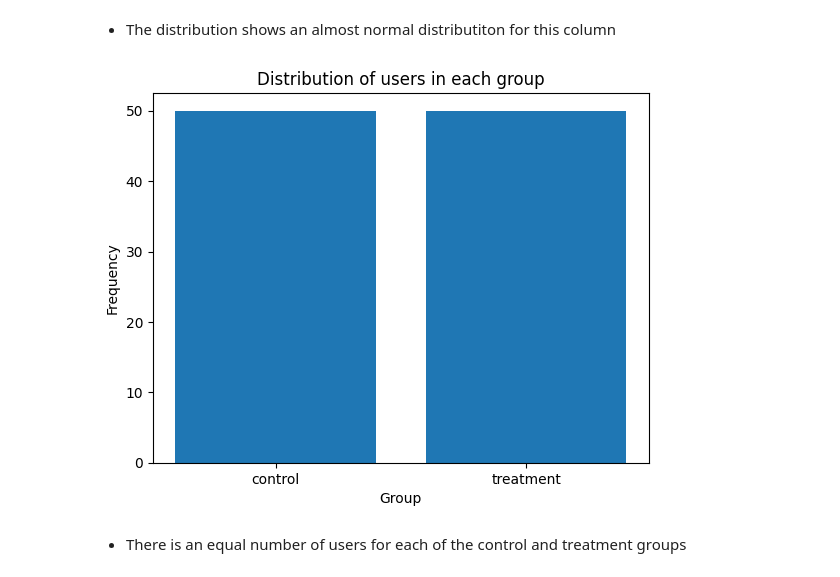
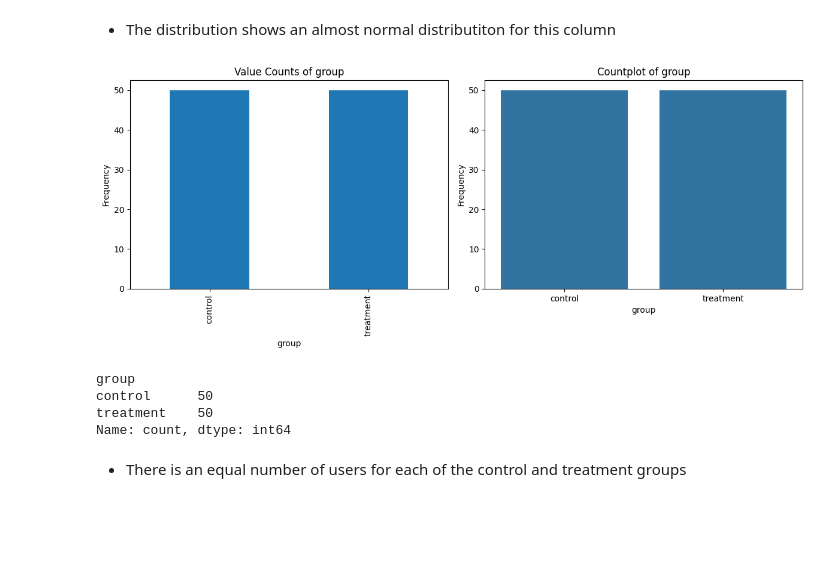
Before and after one commit to akatjizeu/Data-Science, a Jupyter notebook: deakin-bridging/business-stats/ENews_Express_Learner_Notebook_Full_Code.ipynb, the cells around one changed output. Drawn from its saved outputs; the diff is of its cells as text; code cells hidden in the pictures; blank space fills up the shorter version.

```diff
--- a/deakin-bridging/business-stats/ENews_Express_Learner_Notebook_Full_Code.ipynb
+++ b/deakin-bridging/business-stats/ENews_Express_Learner_Notebook_Full_Code.ipynb
@@ -198,2 +222,29 @@ np.int64(0)
+# %%
+def categorical_analysis(data, column_name):
+    """
+    Displays value counts and a countplot for a given categorical variable side by side.
+
+    Args:
+        data: pandas DataFrame
+        column_name: name of the categorical column to analyze
+    """
+    fig, axes = plt.subplots(1, 2, figsize=(12, 5))
+
+    # Value counts
+    data[column_name].value_counts().plot(kind='bar', ax=axes[0])
+    axes[0].set_title(f'Value Counts of {column_name}')
+    axes[0].set_xlabel(column_name)
+    axes[0].set_ylabel('Frequency')
+
+    # Countplot
+    sns.countplot(x=column_name, data=data, ax=axes[1])
+    axes[1].set_title(f'Countplot of {column_name}')
+    axes[1].set_xlabel(column_name)
+    axes[1].set_ylabel('Frequency')
+
+    plt.tight_layout()
+    plt.show()
+
+    print(data[column_name].value_counts())
 # %%
 #Univariate analysis for time_spent_on_the_page using a distribution graph
@@ -206,12 +254,12 @@ plt.title('Distribution of time spent on the page by users');
 # %% [markdown]
 * The distribution shows an almost normal distributiton for this column
-# %%
-#Analysis of distribution of the group variable
-plt.bar(data['group'].value_counts().index, data['group'].value_counts())
-plt.xlabel('Group')
-plt.ylabel('Frequency')
-plt.title('Distribution of users in each group');
-# %% [output]
-[figure, removed]
+# %%
+categorical_analysis(data, 'group')
+# %% [output]
+[figure, added]
+group
+control      50
+treatment    50
+Name: count, dtype: int64
 # %% [markdown]
 * There is an equal number of users for each of the control and treatment groups
```
Also changed, not shown: parts of 26 cells of this notebook.
